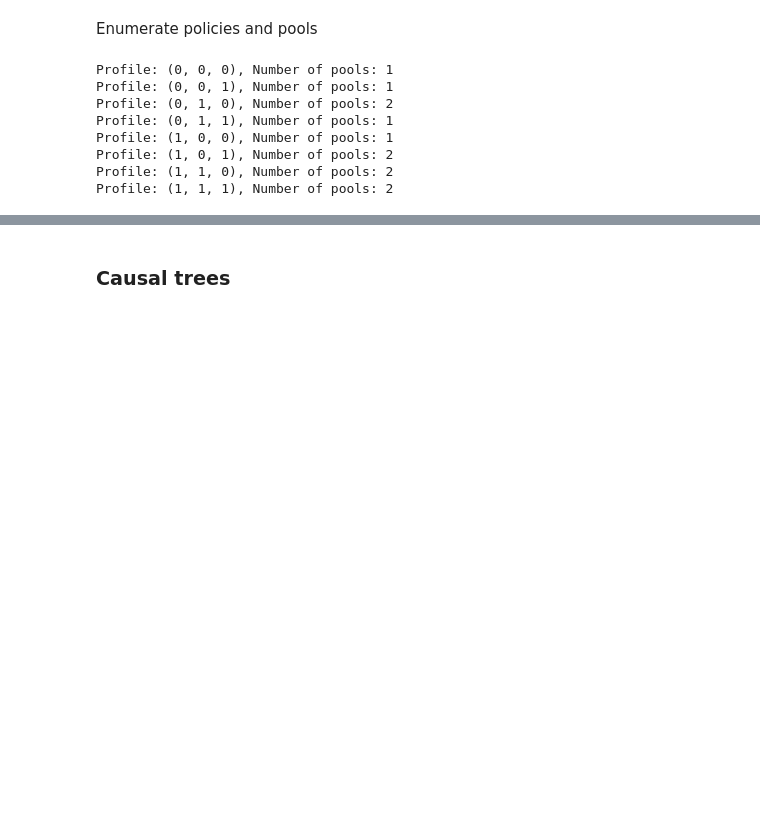
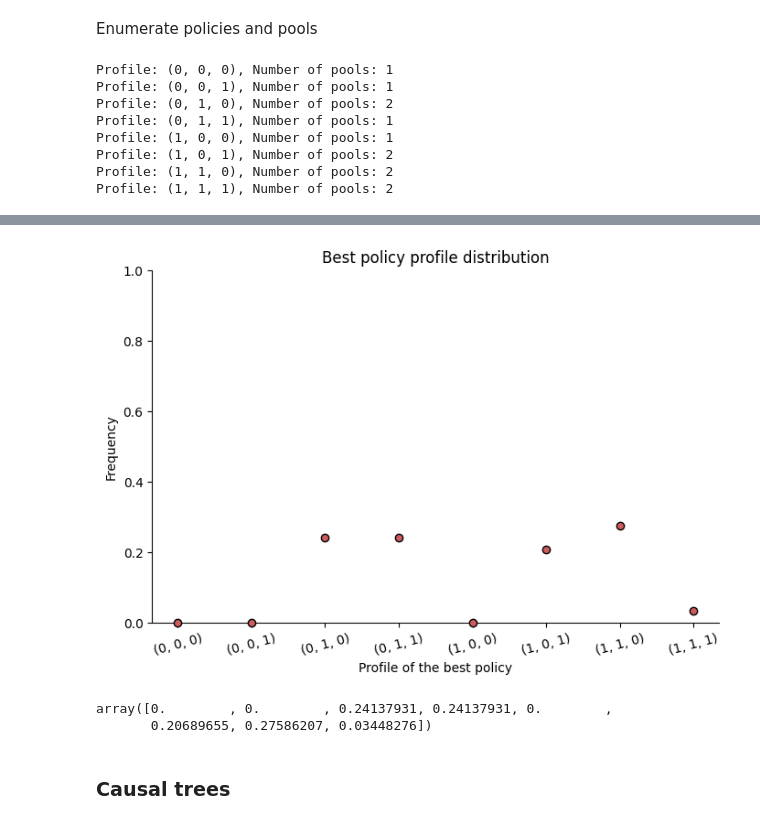
Before and after one commit to AparaV/rashomon-partition-sets, a Jupyter notebook: Code/Rashomon helpers.ipynb, the cells around one changed output, grey strips where cells are left out. Drawn from its saved outputs; the diff is of its cells as text; code cells hidden in the pictures; blank space fills up the shorter version.

Commit message:
Update rashomon effect simulation parameters

```diff
--- a/Code/Rashomon helpers.ipynb
+++ b/Code/Rashomon helpers.ipynb
@@ -152,6 +152,7 @@ Simulation #3 setup
 # %% [markdown]
 Simulation #4
 # %%
+# Fix the partitions
 # Profile 0: (0, 0)
 sigma_0 = None
 mu_0 = np.array([0])
@@ -164,14 +165,14 @@ var_1 = np.array([1])
 
 # Profile 2: (0, 1, 0)
 sigma_2 = np.array([[1, 0]])
-mu_2 = np.array([0, 3.9])
-var_2 = np.array([1, 1])
+mu_2 = np.array([0, 3.8])
+var_2 = np.array([1, 2])
 
 # Profile 3: (0, 1, 1)
 sigma_3 = np.array([[1, 1],
                     [1, 1]])
-mu_3 = np.array([1.5])
-var_3 = np.array([1])
+mu_3 = np.array([3.8])
+var_3 = np.array([3])
 
 # Profile 4: (1, 0, 0)
 sigma_4 = np.array([[1, 1]])
@@ -182,20 +183,20 @@ var_4 = np.array([1])
 sigma_5 = np.array([[1, 1],
                     [1, 0]])
 mu_5 = np.array([0, 3.9])
-var_5 = np.array([1, 2])
+var_5 = np.array([1, 1])
 
 # Profile 6: (1, 1, 0)
 sigma_6 = np.array([[1, 1],
                     [1, 0]])
 mu_6 = np.array([0, 3.8])
-var_6 = np.array([1, 3])
+var_6 = np.array([1, 2])
 
 # Profile 1: (1, 1, 1)
 sigma_7 = np.array([[1, 1],
                     [1, 1],
                     [1, 0]])
 mu_7 = np.array([0, 3.8])
-var_7 = np.array([1, 3])
+var_7 = np.array([1, 2])
 
 sigma = [sigma_0, sigma_1, sigma_2, sigma_3, sigma_4, sigma_5, sigma_6, sigma_7]
 mu = [mu_0, mu_1, mu_2, mu_3, mu_4, mu_5, mu_6, mu_7]
@@ -266,7 +269,7 @@ for x in true_best:
 
 np.random.seed(3)
 
-n_per_pol = 100
+n_per_pol = 50
 
 num_data = num_policies * n_per_pol
 X = np.zeros(shape=(num_data, M))
@@ -300,7 +303,7 @@ policy_means = loss.compute_policy_means(D, y, num_policies)
 G = tva.alpha_matrix(all_policies)
 D_matrix = tva.get_dummy_matrix(D, G, num_policies)
 # %%
-R_set, rashomon_profiles = RAggregate(M, R, 16, D, y, 4.1, reg=1e-1)
+R_set, rashomon_profiles = RAggregate(M, R, 15, D, y, 4.2, reg=1e-1)
 
 print(len(R_set))
 # %% [output]
@@ -374,3 +479,30 @@ plt.show()
+# %%
+fig, ax = plt.subplots(figsize=(8,5))
+
+ax.spines[['right', 'top']].set_visible(False)
+
+ax.scatter(np.arange(len(profiles)), best_profile_freq,
+           color="indianred", edgecolor="black", zorder=3, clip_on=False,
+           # label="Rashomon Set"
+          )
+
+ax.set_title("Best policy profile distribution")
+ax.set_xticks(np.arange(len(profiles)), profiles, rotation=15)
+ax.set_xlabel("Profile of the best policy")
+ax.set_ylim(0, 1)
+ax.set_ylabel("Frequency")
+
+# ax.legend(loc="center left", bbox_to_anchor=(1, 0.5))
+
+# plt.savefig("../Figures/worst_case/MSE.png", dpi=300, bbox_inches="tight")
+plt.show()
+# %% [output]
+[figure, added]
+# %%
+best_profile_freq
+# %% [output]
+array([0.        , 0.        , 0.24137931, 0.24137931, 0.        ,
+       0.20689655, 0.27586207, 0.03448276])
 # %% [markdown]
 ### Causal trees
 # %%
```
Also changed, not shown: parts of 6 cells of this notebook, 5 other files.
